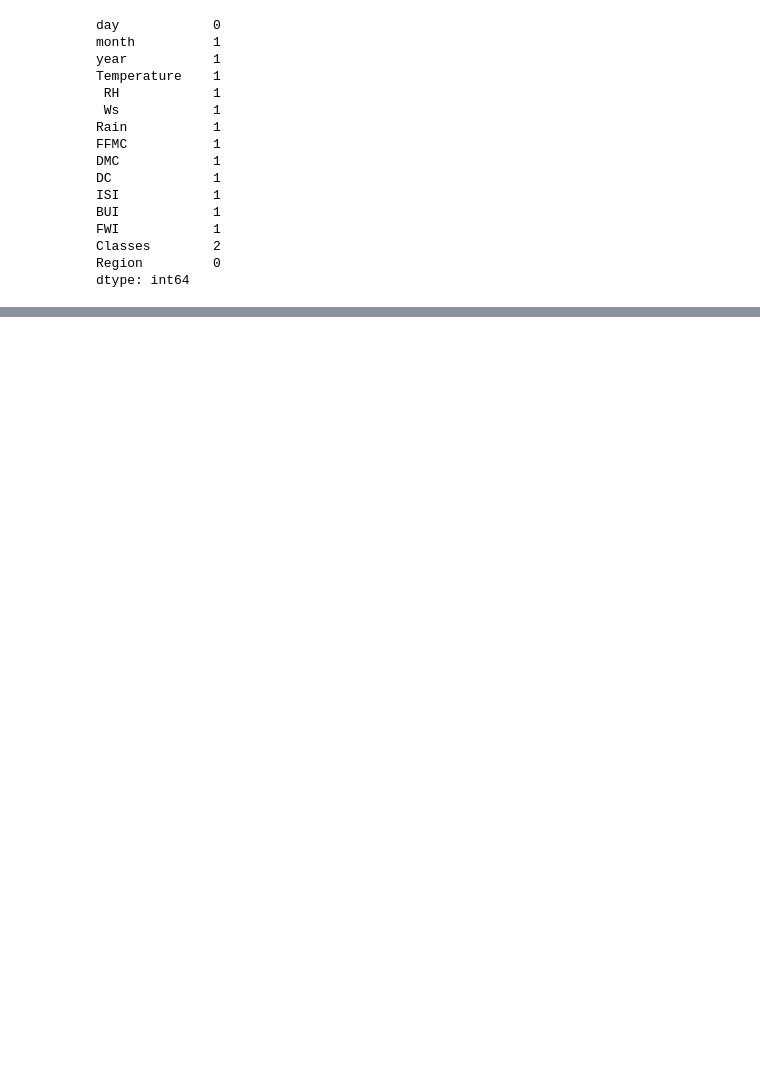
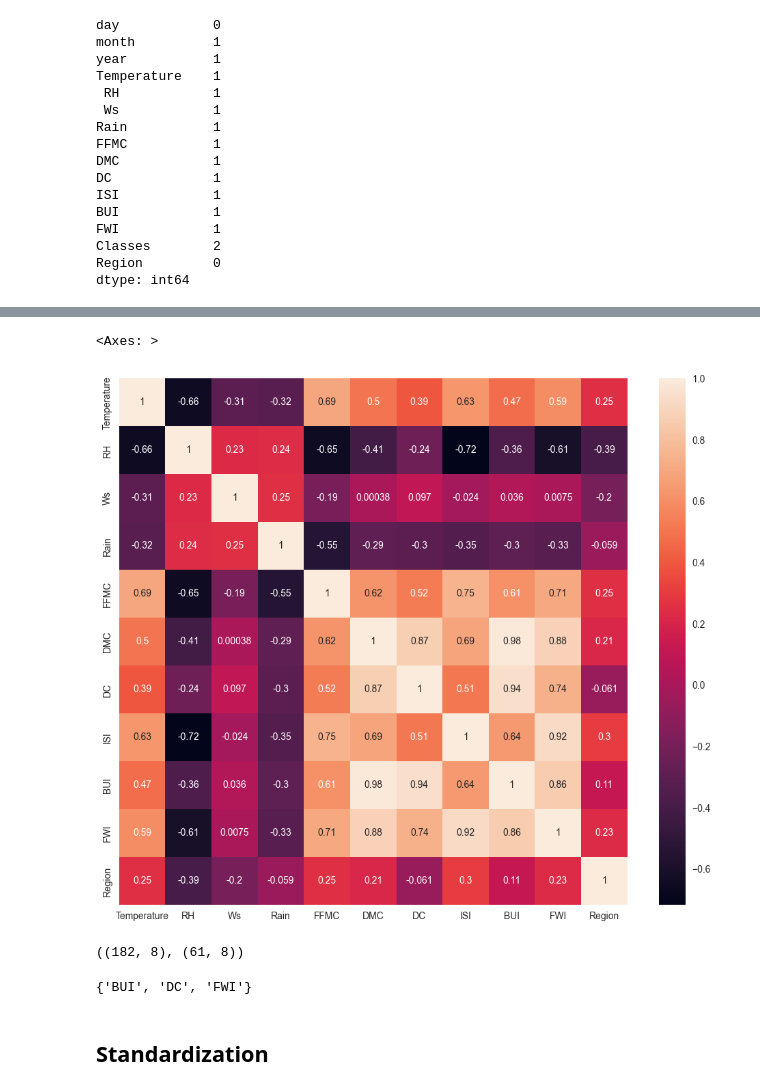
Before and after one commit to CC-KEH/ml-models, a Jupyter notebook: Linear Regression/algerian_forest_fire/algerian_forest_fire.ipynb, the cells around one changed output, grey strips where cells are left out. Cells and saved outputs as stored; diff of their text form; code cells hidden in the pictures; blank space fills up the shorter version.

```diff
--- a/Linear Regression/algerian_forest_fire/algerian_forest_fire.ipynb
+++ b/Linear Regression/algerian_forest_fire/algerian_forest_fire.ipynb
@@ -140,0 +259,3 @@ IndexError: only integers, slices (`:`), ellipsis (`...`), numpy.newaxis (`None`
+# %%
+X = df_copy.drop('Classes',axis=1)
+y = df_copy['Classes']
@@ -140,0 +278,2 @@ IndexError: only integers, slices (`:`), ellipsis (`...`), numpy.newaxis (`None`
+# %%
+X_train,X_test,y_train,y_test = train_test_split(X,y,test_size=0.25,random_state=42)
@@ -140,0 +299,7 @@ IndexError: only integers, slices (`:`), ellipsis (`...`), numpy.newaxis (`None`
+# %%
+plt.figure(figsize=(12,10))
+corr = X_train.corr()
+sns.heatmap(corr,annot=True)
+# %% [output]
+<Axes: >
+[figure, added]
@@ -140,0 +318,12 @@ IndexError: only integers, slices (`:`), ellipsis (`...`), numpy.newaxis (`None`
+# %%
+X_train.drop(corr_features,axis=1,inplace=True)
+X_test.drop(corr_features,axis=1,inplace=True)
+X_train.shape,X_test.shape
+# %% [output]
+((182, 8), (61, 8))
+# %%
+corr_features
+# %% [output]
+{'BUI', 'DC', 'FWI'}
+# %% [markdown]
+## Standardization
```
Also changed, not shown: parts of 46 cells of this notebook, 6 other files.
